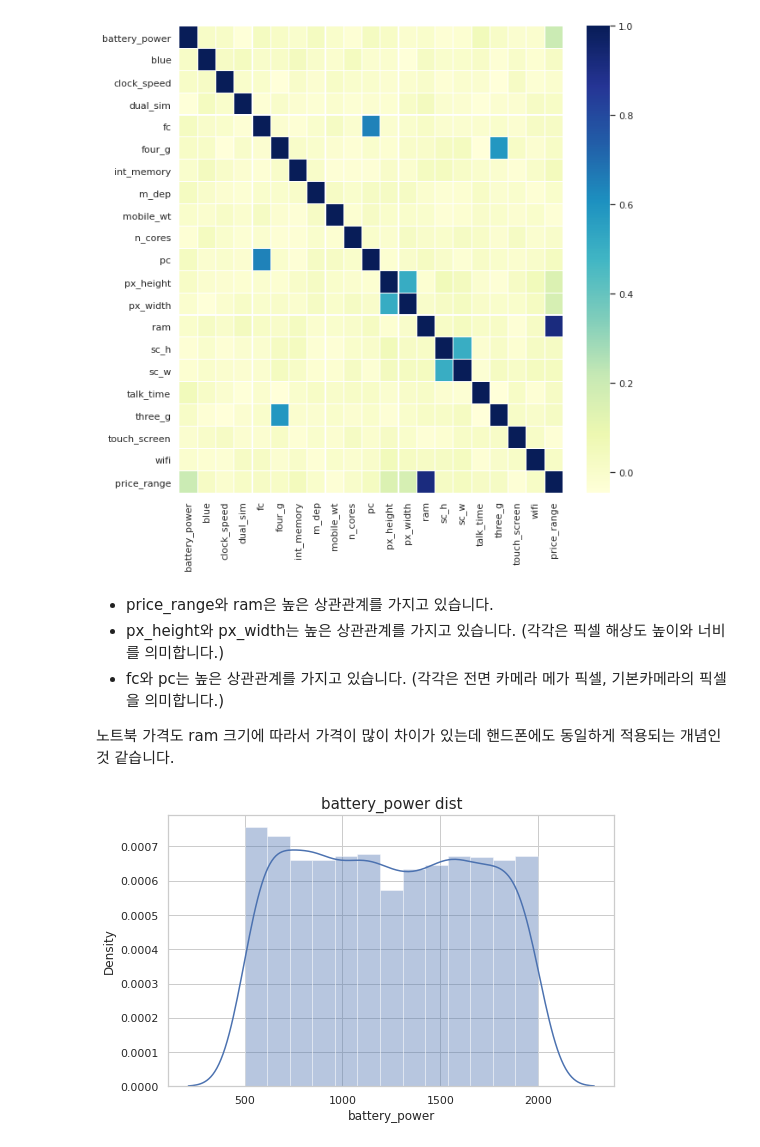
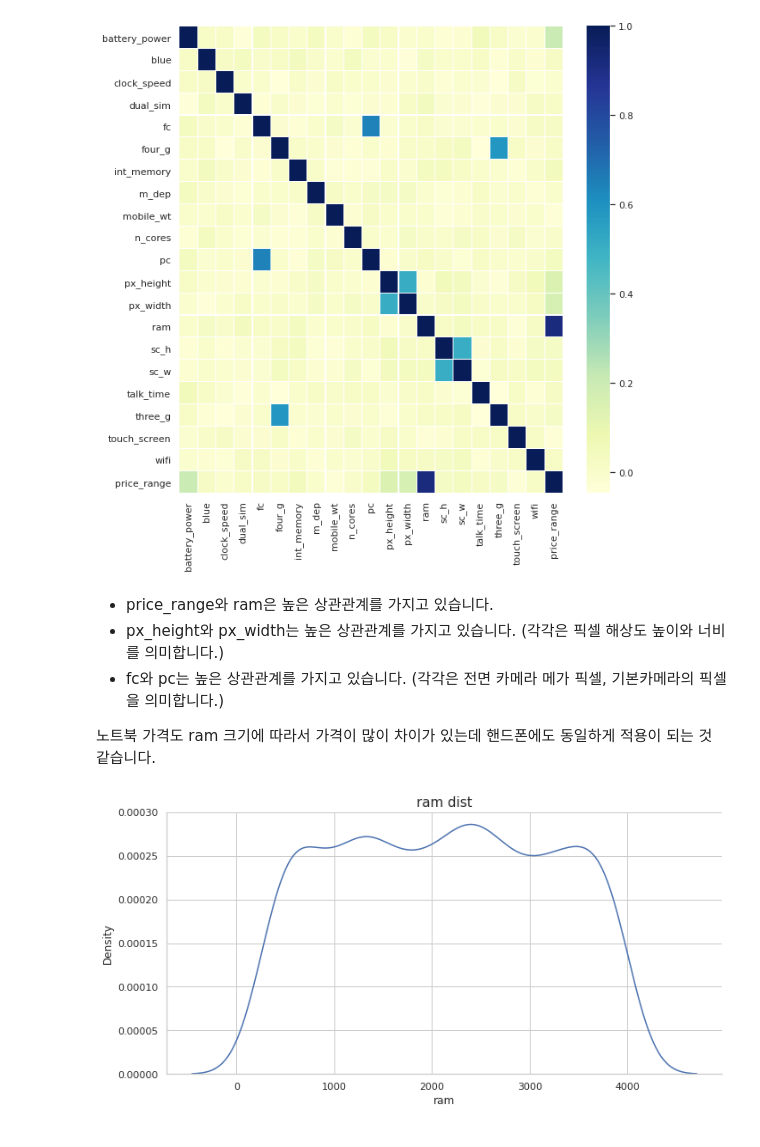
Before and after one commit to jaaaamj0711/kaggle_study, a Jupyter notebook: Mobile Price Classification/Mobile_Price_Classification_.ipynb, the cells around one changed output. Saved outputs shown, nothing was run; the diff lists cells and outputs as text; code cells hidden in the pictures.

```diff
--- a/Mobile Price Classification/Mobile_Price_Classification_.ipynb
+++ b/Mobile Price Classification/Mobile_Price_Classification_.ipynb
@@ -63,14 +63,13 @@ sns.heatmap(corr, ax = ax, cmap = 'YlGnBu',linewidth = 0.1);
 - fc와 pc는 높은 상관관계를 가지고 있습니다.
 (각각은 전면 카메라 메가 픽셀, 기본카메라의 픽셀을 의미합니다.)
 
-노트북 가격도 ram 크기에 따라서 가격이 많이 차이가 있는데 핸드폰에도 동일하게 적용되는 개념인것 같습니다.
+노트북 가격도 ram 크기에 따라서 가격이 많이 차이가 있는데 핸드폰에도 동일하게 적용이 되는 것 같습니다.
 # %%
 def hist_plot(columns):
-  plt.figure(figsize=(8, 5))
-  sns.distplot(train[columns])
+  sns.displot(train[columns], kind='kde', height = 5, aspect = 2)
   plt.title(columns + " dist", fontsize=15)
   plt.show()
 # %%
-hist_plot("battery_power")
+hist_plot("ram")
 # %% [output]
-[figure, old version]
+[figure, new version]
```
Also changed, not shown: parts of 3 cells of this notebook.
